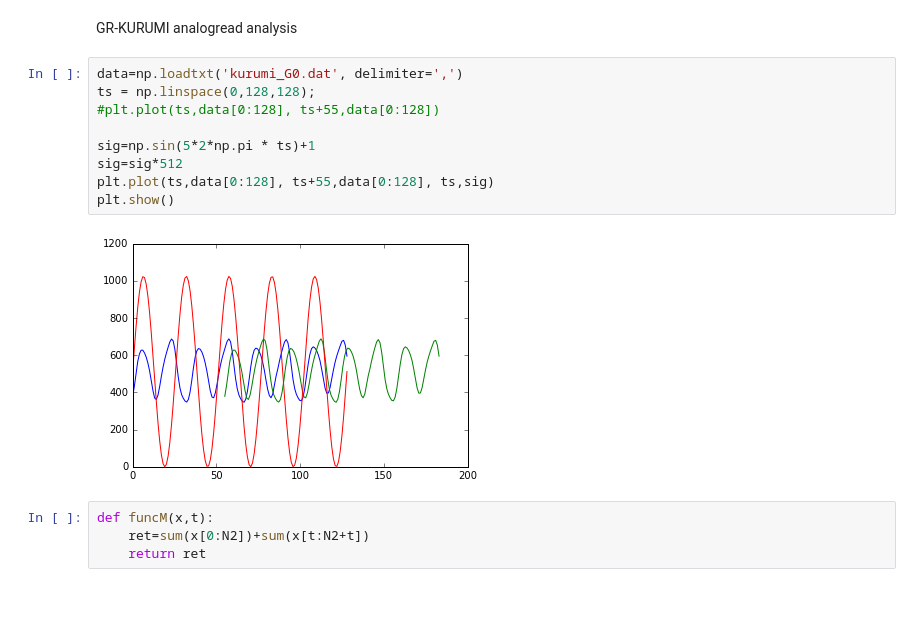
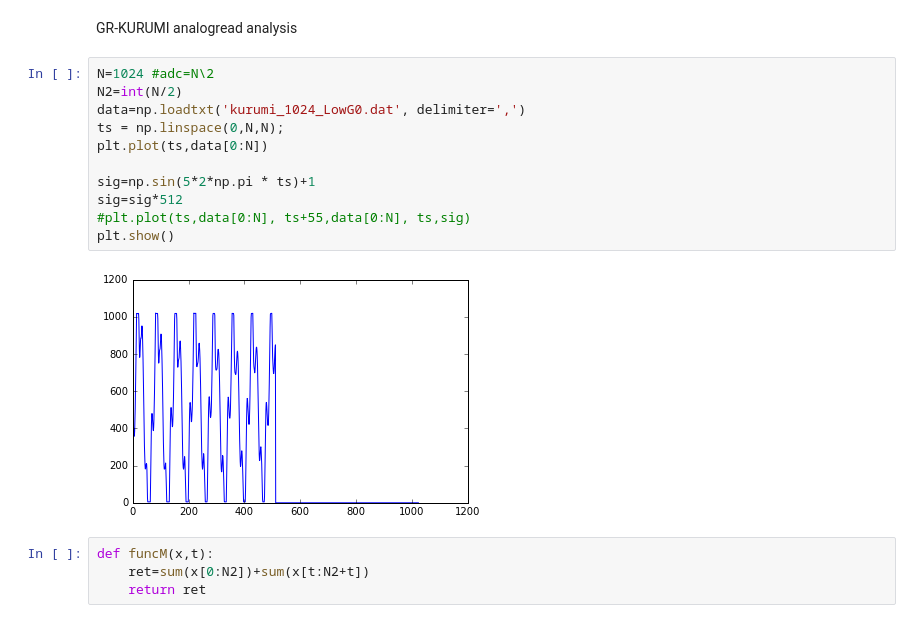
Before and after one commit to hamling-ling/OsakanaFFT, a Jupyter notebook: research/kurumi.ipynb, the cells around one changed output. Cells and saved outputs as stored; diff of their text form.

```diff
--- a/research/kurumi.ipynb
+++ b/research/kurumi.ipynb
@@ -6,16 +6,18 @@ from matplotlib import pyplot as plt
 # %% [markdown]
 GR-KURUMI analogread analysis
 # %%
-data=np.loadtxt('kurumi_G0.dat', delimiter=',')
-ts = np.linspace(0,128,128);
-#plt.plot(ts,data[0:128], ts+55,data[0:128])
+N=1024 #adc=N\2
+N2=int(N/2)
+data=np.loadtxt('kurumi_1024_LowG0.dat', delimiter=',')
+ts = np.linspace(0,N,N);
+plt.plot(ts,data[0:N])
 
 sig=np.sin(5*2*np.pi * ts)+1
 sig=sig*512
-plt.plot(ts,data[0:128], ts+55,data[0:128], ts,sig)
+#plt.plot(ts,data[0:N], ts+55,data[0:N], ts,sig)
 plt.show()
 # %% [output]
-[figure, old version]
+[figure, new version]
 # %%
 def funcM(x,t):
     ret=sum(x[0:N2])+sum(x[t:N2+t])
```
Also changed, not shown: parts of 4 cells of this notebook.
